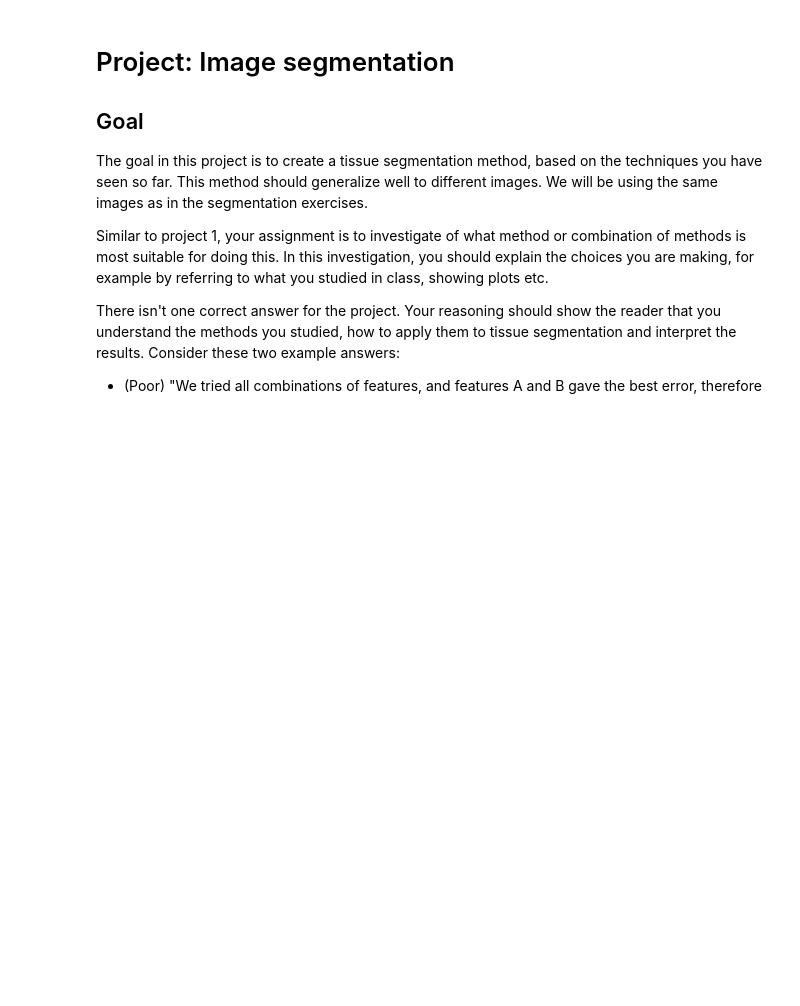
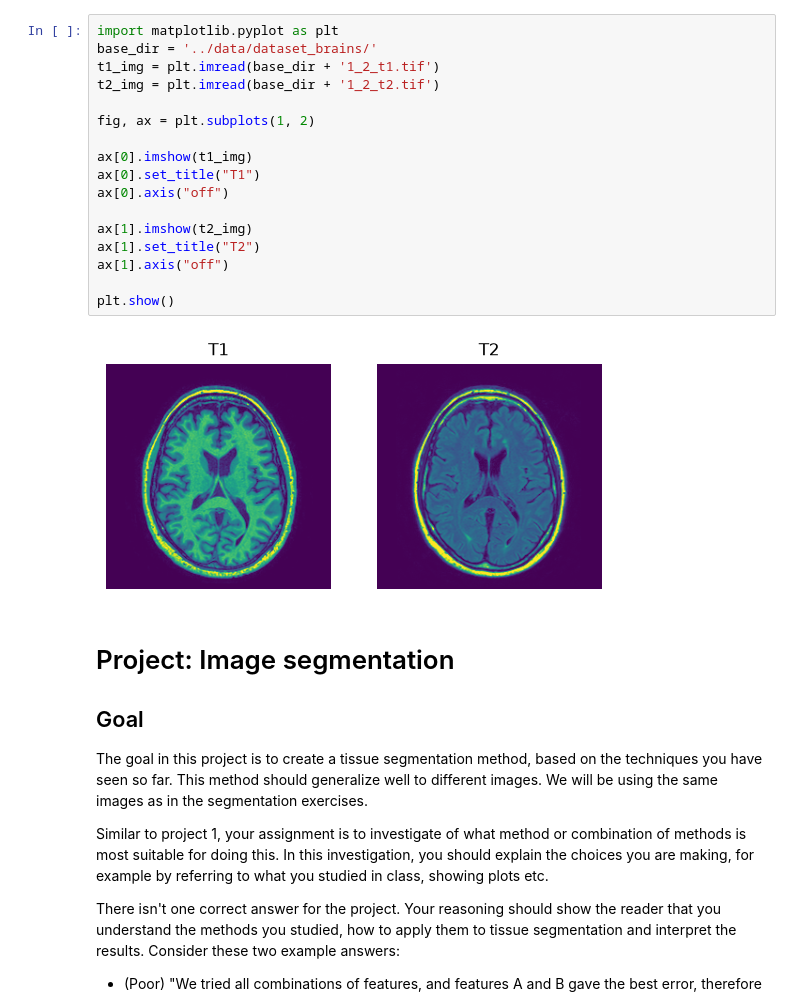
Before and after one commit to FrancescTUe/8BE030-MIA, a Jupyter notebook: reader/2.6_segmentation_project.ipynb, the cells around one changed output. Saved outputs shown, nothing was run; the diff lists cells and outputs as text; blank space fills up the shorter version.

```diff
--- a/reader/2.6_segmentation_project.ipynb
+++ b/reader/2.6_segmentation_project.ipynb
@@ -4,3 +7,22 @@
+# %%
+import matplotlib.pyplot as plt
+base_dir = '../data/dataset_brains/'
+t1_img = plt.imread(base_dir + '1_2_t1.tif')
+t2_img = plt.imread(base_dir + '1_2_t2.tif')
+
+fig, ax = plt.subplots(1, 2)
+
+ax[0].imshow(t1_img)
+ax[0].set_title("T1")
+ax[0].axis("off")
+
+ax[1].imshow(t2_img)
+ax[1].set_title("T2")
+ax[1].axis("off")
+
+plt.show()
+# %% [output]
+[figure, added]
 # %% [markdown]
 # Project: Image segmentation
 
```
Also changed, not shown: parts of 20 cells of this notebook, 1 other file.
